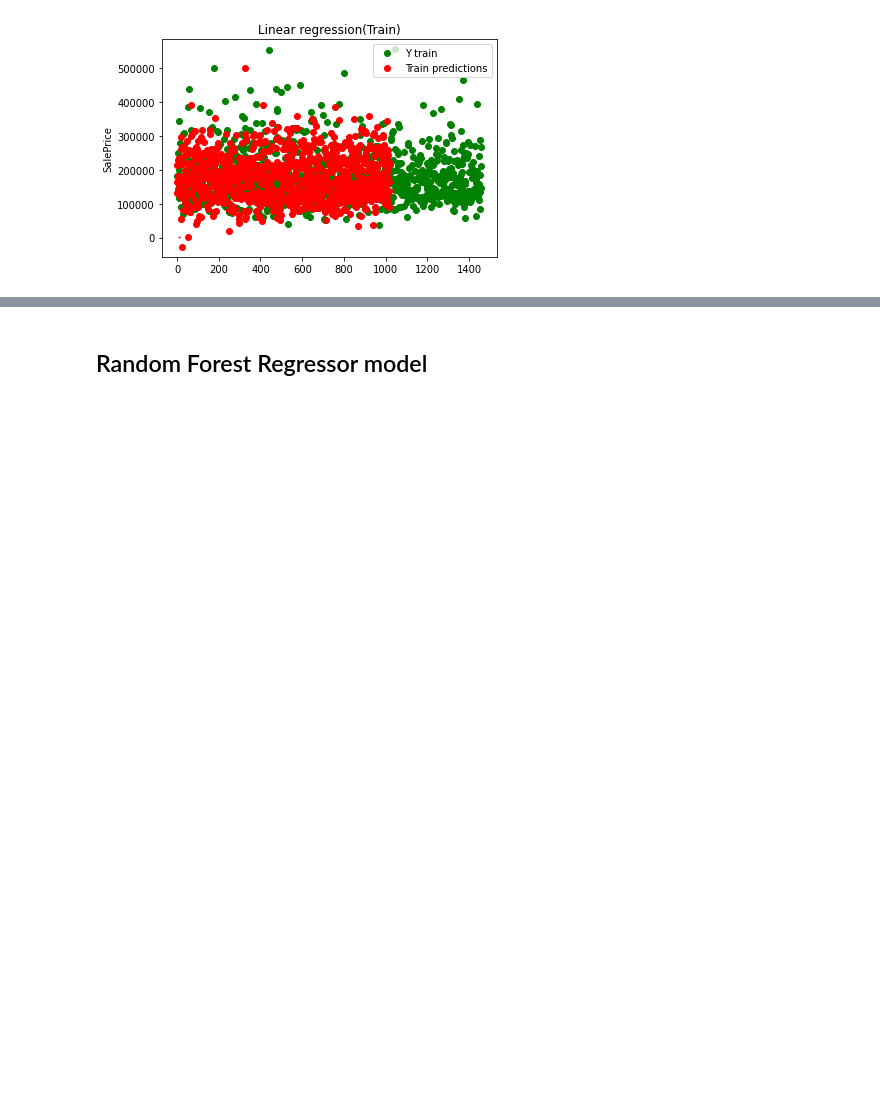
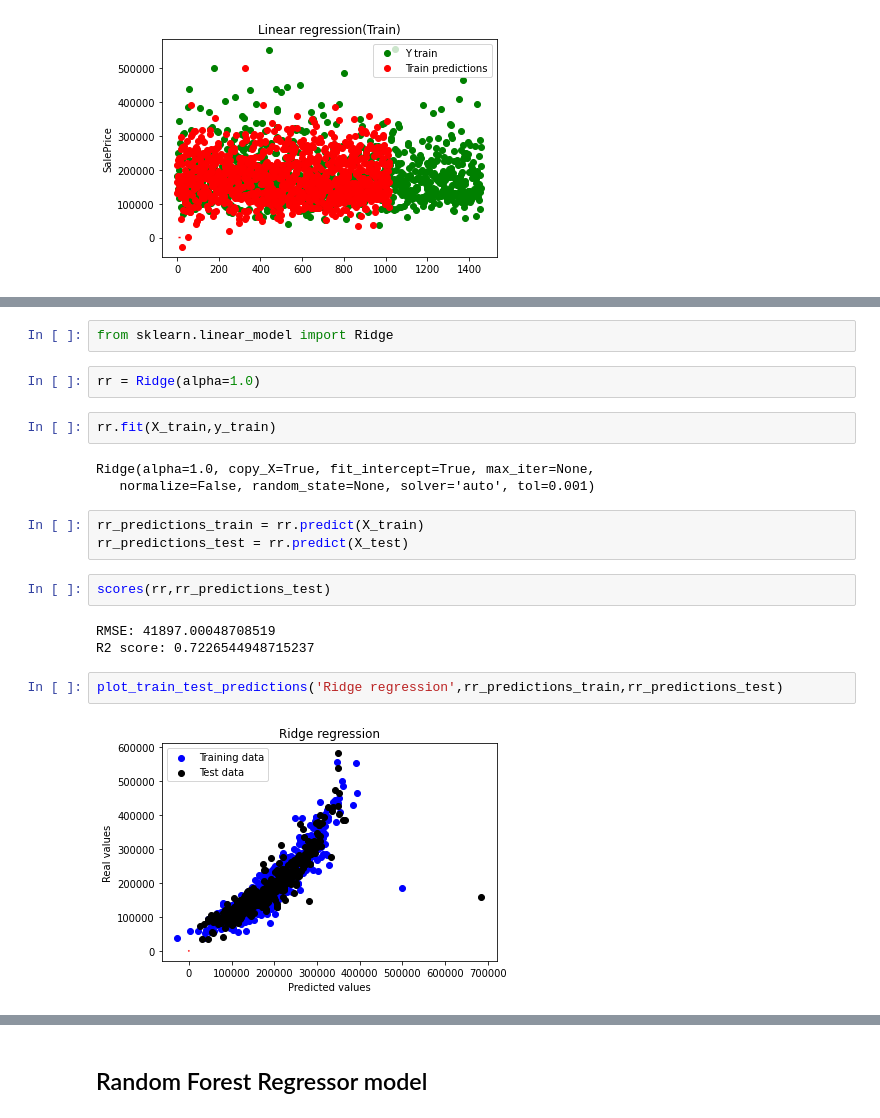
Before and after one commit to RaphaelRoriz/Machine-learning, a Jupyter notebook: housesPricesDataset/House Prices regressions.ipynb, the cells around one changed output, grey strips where cells are left out. Drawn from its saved outputs; the diff is of its cells as text; blank space fills up the shorter version.

Commit message:
Ridge regression and submission function

```diff
--- a/housesPricesDataset/House Prices regressions.ipynb
+++ b/housesPricesDataset/House Prices regressions.ipynb
@@ -1089,0 +1101,21 @@ plot_y_predictions('Linear regression',lm_predictions_train,lm_predictions_test)
+# %%
+from sklearn.linear_model import Ridge
+# %%
+rr = Ridge(alpha=1.0)
+# %%
+rr.fit(X_train,y_train)
+# %% [output]
+Ridge(alpha=1.0, copy_X=True, fit_intercept=True, max_iter=None,
+   normalize=False, random_state=None, solver='auto', tol=0.001)
+# %%
+rr_predictions_train = rr.predict(X_train)
+rr_predictions_test = rr.predict(X_test)
+# %%
+scores(rr,rr_predictions_test)
+# %% [output]
+RMSE: 41897.00048708519
+R2 score: 0.7226544948715237
+# %%
+plot_train_test_predictions('Ridge regression',rr_predictions_train,rr_predictions_test)
+# %% [output]
+[figure, added]
```
Also changed, not shown: parts of 24 cells of this notebook.
